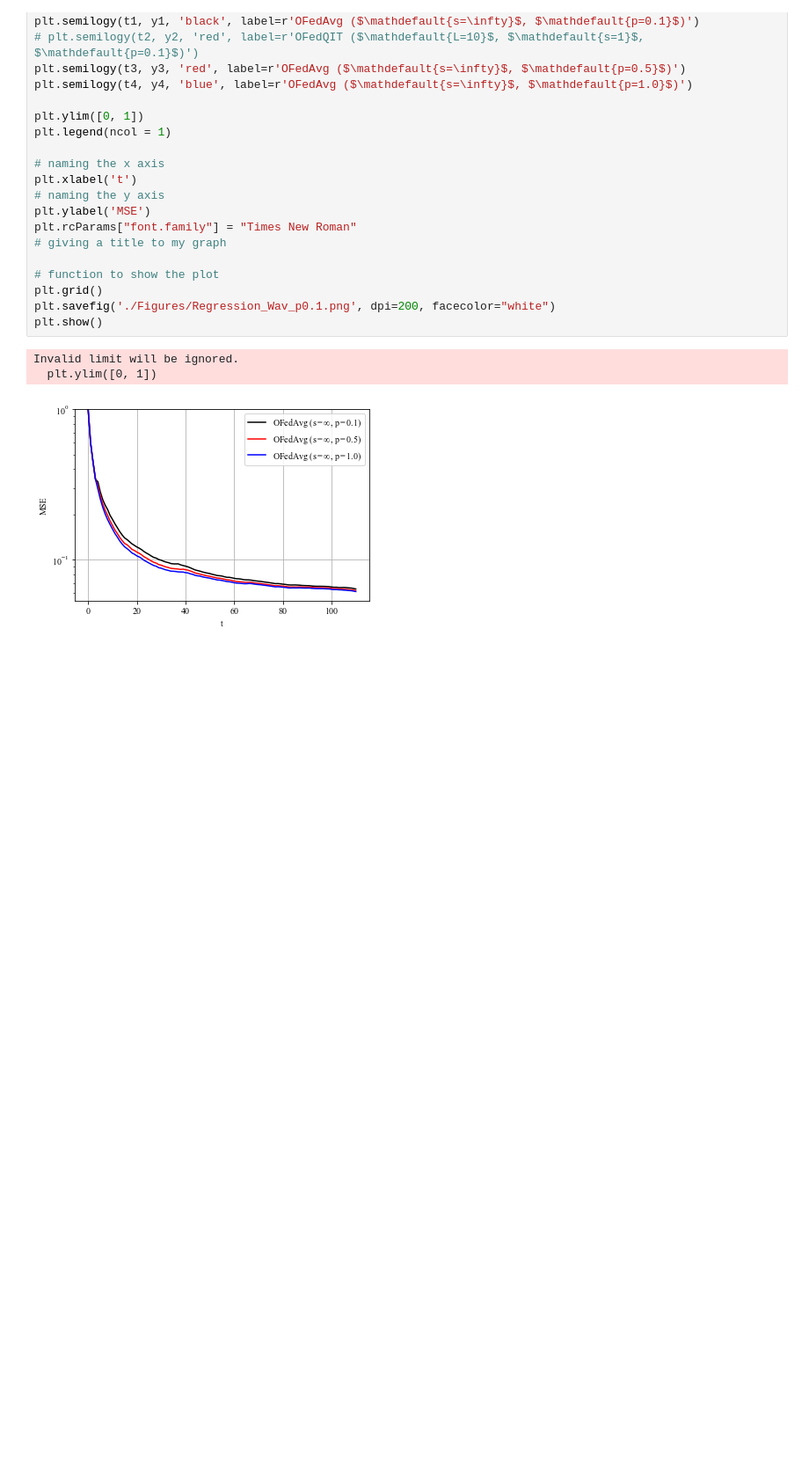
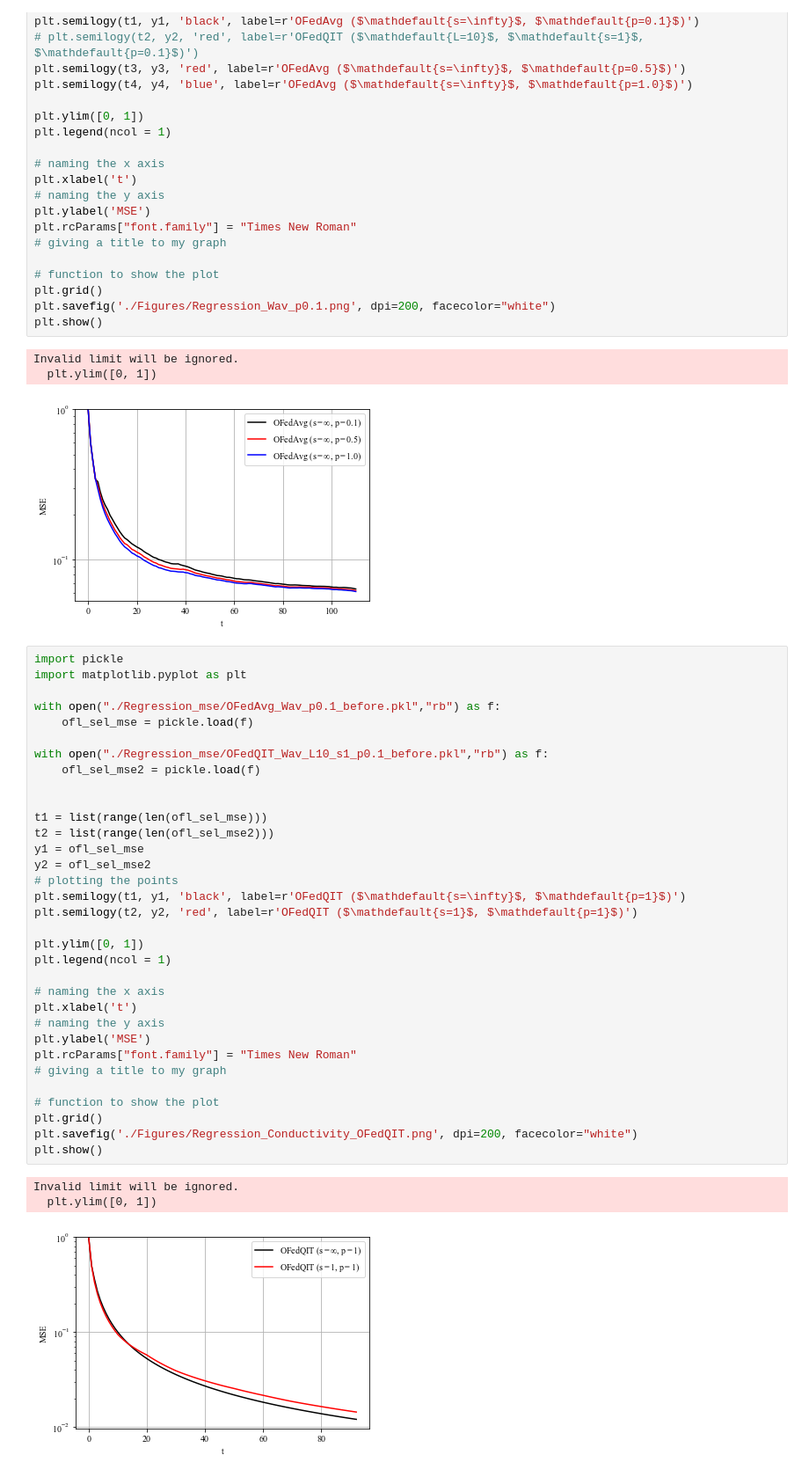
Before and after one commit to IISL-HYU/OFedQIT, a Jupyter notebook: plot.ipynb, the cells around one changed output. Shown at 88% size. Saved outputs shown, nothing was run; the diff lists cells and outputs as text; blank space fills up the shorter version.

```diff
--- a/plot.ipynb
+++ b/plot.ipynb
@@ -84,3 +84,40 @@ plt.show()
 Invalid limit will be ignored.
   plt.ylim([0, 1])
 [figure]
+# %%
+import pickle
+import matplotlib.pyplot as plt
+
+with open("./Regression_mse/OFedAvg_Wav_p0.1_before.pkl","rb") as f:
+    ofl_sel_mse = pickle.load(f)
+
+with open("./Regression_mse/OFedQIT_Wav_L10_s1_p0.1_before.pkl","rb") as f:
+    ofl_sel_mse2 = pickle.load(f)
+
+
+t1 = list(range(len(ofl_sel_mse)))
+t2 = list(range(len(ofl_sel_mse2)))
+y1 = ofl_sel_mse
+y2 = ofl_sel_mse2
+# plotting the points
+plt.semilogy(t1, y1, 'black', label=r'OFedQIT ($\mathdefault{s=\infty}$, $\mathdefault{p=1}$)')
+plt.semilogy(t2, y2, 'red', label=r'OFedQIT ($\mathdefault{s=1}$, $\mathdefault{p=1}$)')
+
+plt.ylim([0, 1])
+plt.legend(ncol = 1)
+
+# naming the x axis
+plt.xlabel('t')
+# naming the y axis
+plt.ylabel('MSE')
+plt.rcParams["font.family"] = "Times New Roman"
+# giving a title to my graph
+
+# function to show the plot
+plt.grid()
+plt.savefig('./Figures/Regression_Conductivity_OFedQIT.png', dpi=200, facecolor="white")
+plt.show()
+# %% [output]
+Invalid limit will be ignored.
+  plt.ylim([0, 1])
+[figure, added]
```
Also changed, not shown: parts of 2 cells of this notebook, 12 other files.
